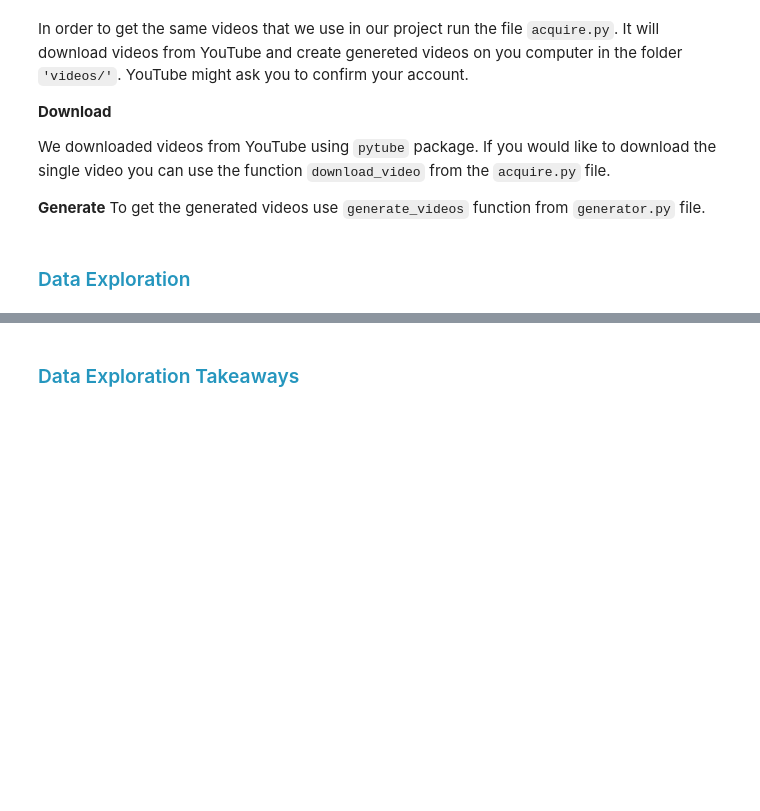
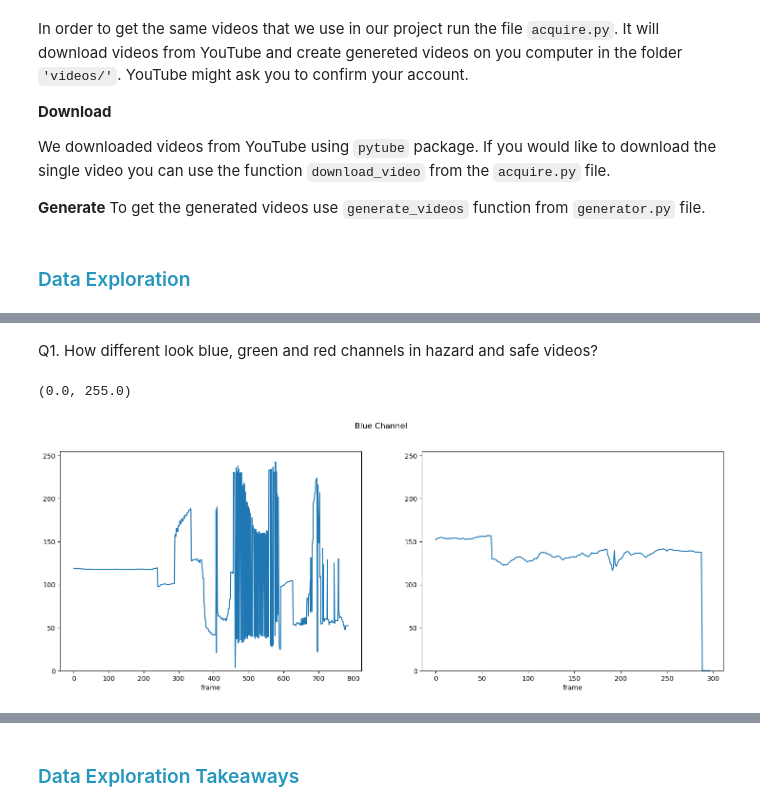
Before and after one commit to dream-team-nadia-woody/epilator, a Jupyter notebook: final_notebook.ipynb, the cells around one changed output, grey strips where cells are left out. Cells and saved outputs as stored; diff of their text form; code cells hidden in the pictures; blank space fills up the shorter version.

```diff
--- a/final_notebook.ipynb
+++ b/final_notebook.ipynb
@@ -35,0 +57,3 @@ To get the generated videos use `generate_videos` function from `generator.py` f
+# %%
+hazard = df.get_bgr_cdf('videos/Banned Pokemon Seizure Scene.mp4')
+safe = df.get_bgr_cdf('videos/little hens and dog.mp4')
@@ -35,0 +71,14 @@ To get the generated videos use `generate_videos` function from `generator.py` f
+# %% [markdown]
+Q1. How different look blue, green and red channels in hazard and safe videos?
+# %%
+plt.figure(figsize=(18, 6))
+plt.suptitle('Blue Channel')
+plt.subplot(121)
+hazard.blue.plot()
+plt.ylim(0, 255)
+plt.subplot(122)
+safe.blue.plot()
+plt.ylim(0, 255)
+# %% [output]
+(0.0, 255.0)
+[figure, added]
```
Also changed, not shown: parts of 7 cells of this notebook, 2 other files.
